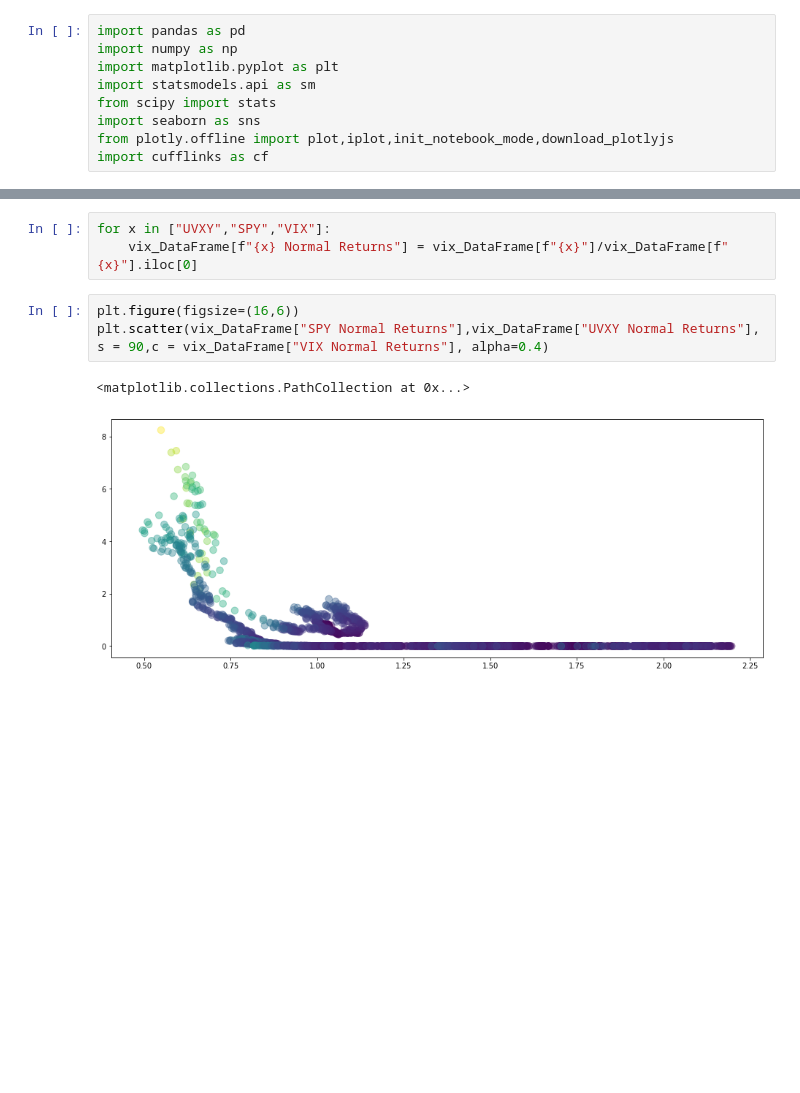
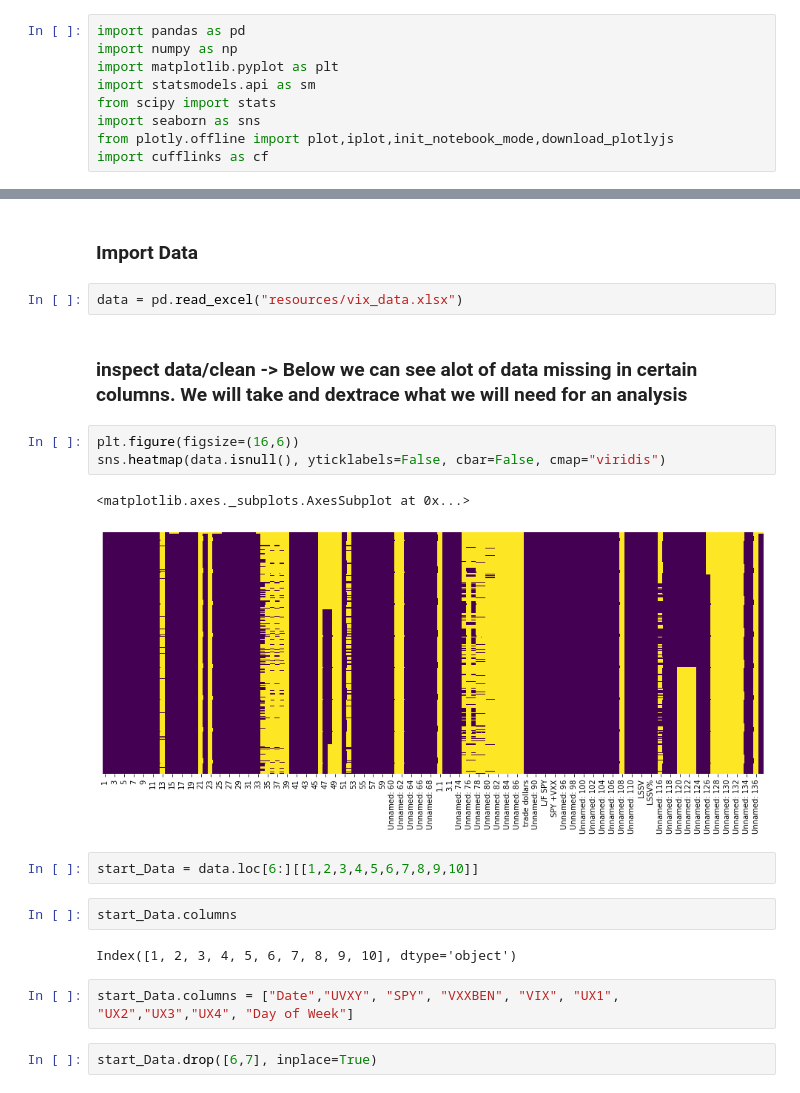
Before and after one commit to Berkat0789/Portfolio, a Jupyter notebook: Finance/Vix_Analysis/VIXX Analysis.ipynb, the cells around one changed output, grey strips where cells are left out. Cells and saved outputs as stored; diff of their text form; blank space fills up the shorter version.

```diff
--- a/Finance/Vix_Analysis/VIXX Analysis.ipynb
+++ b/Finance/Vix_Analysis/VIXX Analysis.ipynb
@@ -303,9 +14,22 @@ axes[3].plot(vix_DataFrame["VXXBEN"], c = "purple", lw = 0.3)
-# %%
-for x in ["UVXY","SPY","VIX"]:
-    vix_DataFrame[f"{x} Normal Returns"] = vix_DataFrame[f"{x}"]/vix_DataFrame[f"{x}"].iloc[0]
-# %%
-plt.figure(figsize=(16,6))
-plt.scatter(vix_DataFrame["SPY Normal Returns"],vix_DataFrame["UVXY Normal Returns"], s = 90,c = vix_DataFrame["VIX Normal Returns"], alpha=0.4)
-# %% [output]
-<matplotlib.collections.PathCollection at 0x...>
-[figure, removed]
+# %% [markdown]
+### Import Data
+# %%
+data = pd.read_excel("resources/vix_data.xlsx")
+# %% [markdown]
+### inspect data/clean -> Below we can see alot of data missing in certain columns. We will take and dextrace what we will need for an analysis
+# %%
+plt.figure(figsize=(16,6))
+sns.heatmap(data.isnull(), yticklabels=False, cbar=False, cmap="viridis")
+# %% [output]
+<matplotlib.axes._subplots.AxesSubplot at 0x...>
+[figure, added]
+# %%
+start_Data = data.loc[6:][[1,2,3,4,5,6,7,8,9,10]]
+# %%
+start_Data.columns
+# %% [output]
+Index([1, 2, 3, 4, 5, 6, 7, 8, 9, 10], dtype='object')
+# %%
+start_Data.columns = ["Date","UVXY", "SPY", "VXXBEN", "VIX", "UX1", "UX2","UX3","UX4", "Day of Week"]
+# %%
+start_Data.drop([6,7], inplace=True)
```
Also changed, not shown: parts of 90 cells of this notebook, 16 other files.
